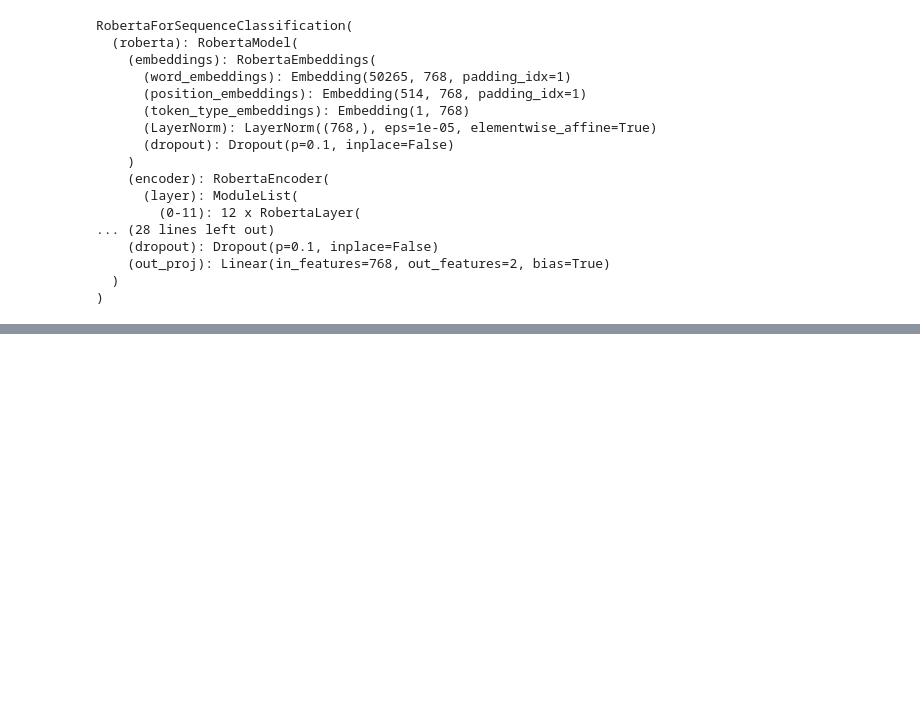
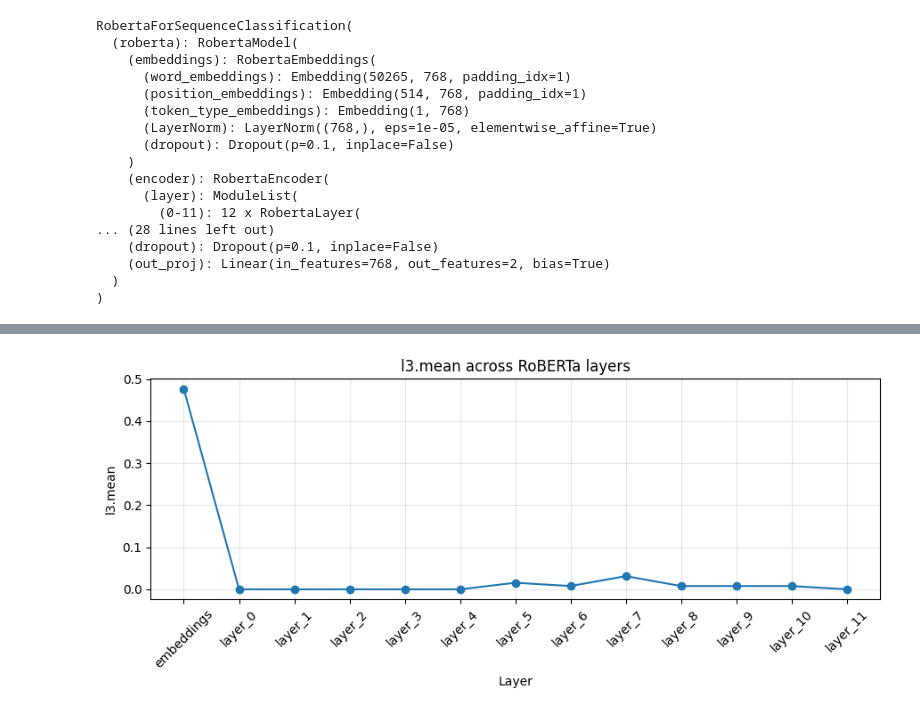
Before and after one commit to DouglasBergamim/unstructured-data-metafeatures, a Jupyter notebook: Notebooks/features_by_layers.ipynb, the cells around one changed output, grey strips where cells are left out. Saved outputs shown, nothing was run; the diff lists cells and outputs as text; code cells hidden in the pictures; blank space fills up the shorter version.

```diff
--- a/Notebooks/features_by_layers.ipynb
+++ b/Notebooks/features_by_layers.ipynb
@@ -33,0 +119,24 @@ AttributeError: 'RobertaForSequenceClassification' object has no attribute 'embe
+# %%
+# Extract meta-features for all layers (produces meta_df)
+# Uses a stratified subset if available; falls back to a small slice for speed
+_ds_all = rte_dataset  # use entire dataset
+
+meta_df, feats_by_layer = fe.extract_all_layers_and_metafeatures(
+    dataset=_ds_all,
+    tokenize_fn=tokenize_rte_longest,
+    batch_size=8,
+    max_length=128,
+    device="auto",
+    pooling="cls",
+    return_numpy=False,
+    groups="all",
+    summaries=None,
+    random_state=42,
+    dataset_name="glue_rte",
+    token_reduce="mean",
+    layer_filter=None,
+    sort_numeric=True,
+    return_features=True,
+)
+
+# Save the base CSV (plot function will also read this if combined CSV not present
@@ -33,0 +444,21 @@ AttributeError: 'RobertaForSequenceClassification' object has no attribute 'embe
+# %%
+# Plot comparison before vs after fine-tuning for n2.mean
+try:
+    _ = meta_df
+except NameError:
+    meta_df = pd.read_csv("/home/dods/matrix/IC/Notebooks/roberta_layers_metafeatures.csv")
+
+try:
+    _ = meta_df_ft
+except NameError:
+    meta_df_ft = pd.read_csv("/home/dods/matrix/IC/Notebooks/roberta_layers_metafeatures_ft.csv")
+
+plt.figure(figsize=(10, 4))
+plt.subplot(1, 2, 1)
+plot_meta_feature_across_layers(df=meta_df, feature_name="n2.mean", title="Before FT: n2.mean")
+plt.subplot(1, 2, 2)
+plot_meta_feature_across_layers(df=meta_df_ft, feature_name="n2.mean", title="After FT: n2.mean")
+# %%
+plot_meta_feature_across_layers(df=meta_df if 'meta_df' in globals() else None, feature_name="l3.mean")
+# %% [output]
+[figure, added]
```
Also changed, not shown: parts of 15 cells of this notebook, 4 other files.
